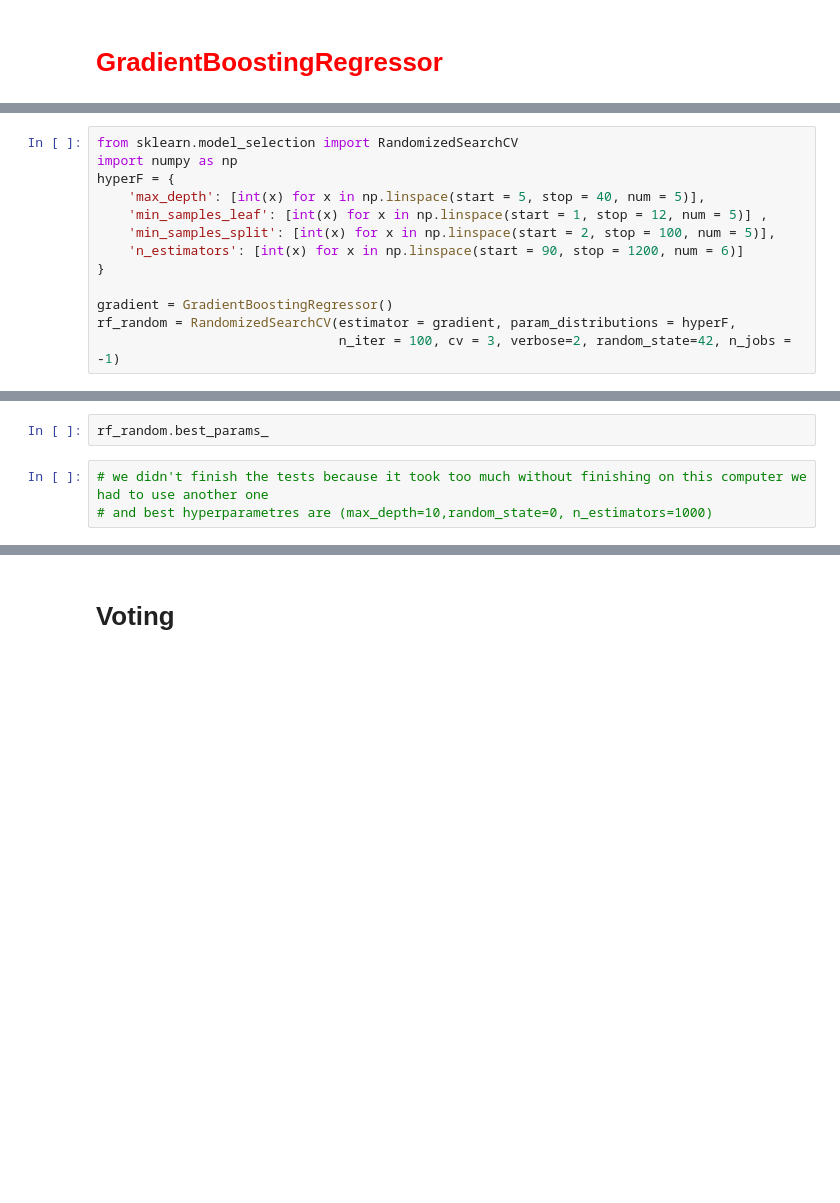
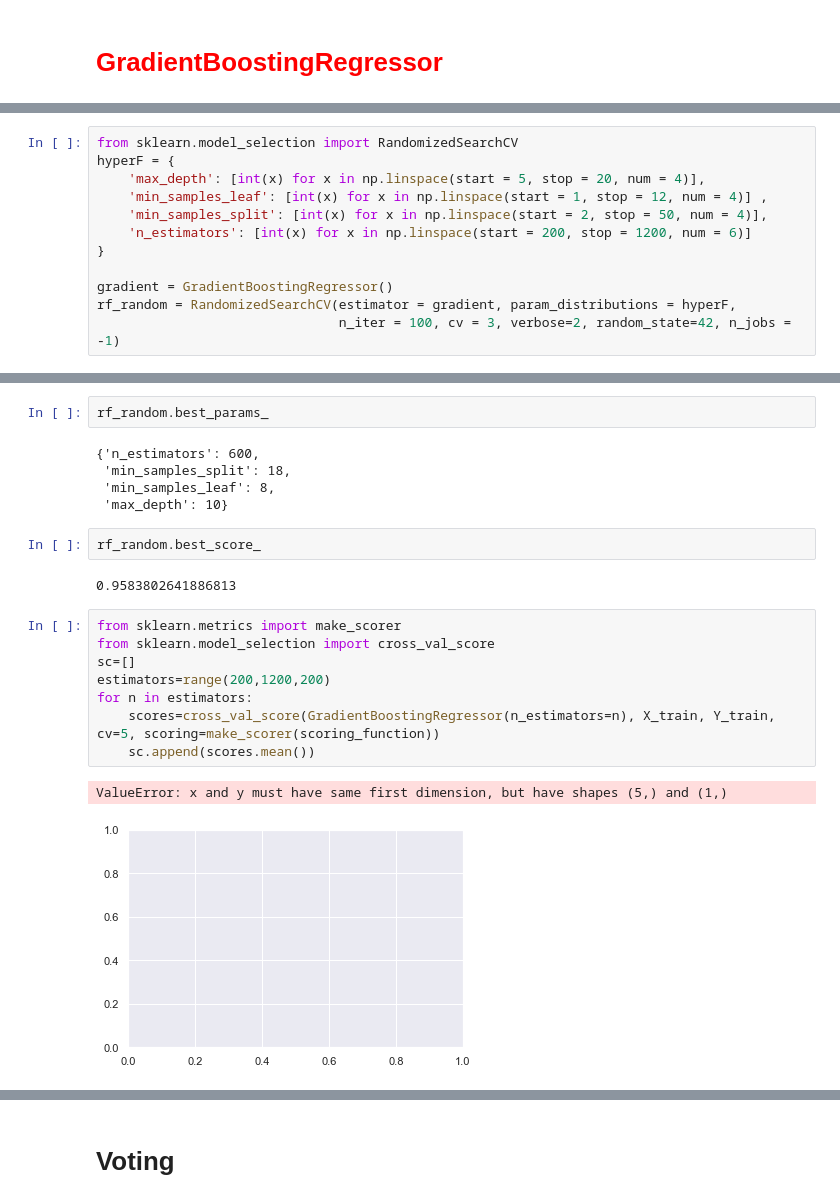
Before and after one commit to gojoise/MOTO, a Jupyter notebook: starting_kit/README_model.ipynb, the cells around one changed output, grey strips where cells are left out. Drawn from its saved outputs; the diff is of its cells as text; blank space fills up the shorter version.

```diff
--- a/starting_kit/README_model.ipynb
+++ b/starting_kit/README_model.ipynb
@@ -427,11 +441,10 @@ from sklearn.ensemble import GradientBoostingRegressor
 # %%
 from sklearn.model_selection import RandomizedSearchCV
-import numpy as np
 hyperF = {
-    'max_depth': [int(x) for x in np.linspace(start = 5, stop = 40, num = 5)],
-    'min_samples_leaf': [int(x) for x in np.linspace(start = 1, stop = 12, num = 5)] ,
-    'min_samples_split': [int(x) for x in np.linspace(start = 2, stop = 100, num = 5)],
-    'n_estimators': [int(x) for x in np.linspace(start = 90, stop = 1200, num = 6)]
+    'max_depth': [int(x) for x in np.linspace(start = 5, stop = 20, num = 4)],
+    'min_samples_leaf': [int(x) for x in np.linspace(start = 1, stop = 12, num = 4)] ,
+    'min_samples_split': [int(x) for x in np.linspace(start = 2, stop = 50, num = 4)],
+    'n_estimators': [int(x) for x in np.linspace(start = 200, stop = 1200, num = 6)]
 }
 
 gradient = GradientBoostingRegressor()
@@ -446,5 +478,22 @@ Fitting 3 folds for each of 100 candidates, totalling 300 fits
 # %%
 rf_random.best_params_
+# %% [output]
+{'n_estimators': 600,
+ 'min_samples_split': 18,
+ 'min_samples_leaf': 8,
+ 'max_depth': 10}
-# %%
-# we didn't finish the tests because it took too much without finishing on this computer we had to use another one
-# and best hyperparametres are (max_depth=10,random_state=0, n_estimators=1000)
+# %%
+rf_random.best_score_
+# %% [output]
+0.9583802641886813
+# %%
+from sklearn.metrics import make_scorer
+from sklearn.model_selection import cross_val_score
+sc=[]
+estimators=range(200,1200,200)
+for n in estimators:
+    scores=cross_val_score(GradientBoostingRegressor(n_estimators=n), X_train, Y_train, cv=5, scoring=make_scorer(scoring_function))
+    sc.append(scores.mean())
+# %% [output]
+ValueError: x and y must have same first dimension, but have shapes (5,) and (1,)
+[figure, added]
```
Also changed, not shown: parts of 14 cells of this notebook.
